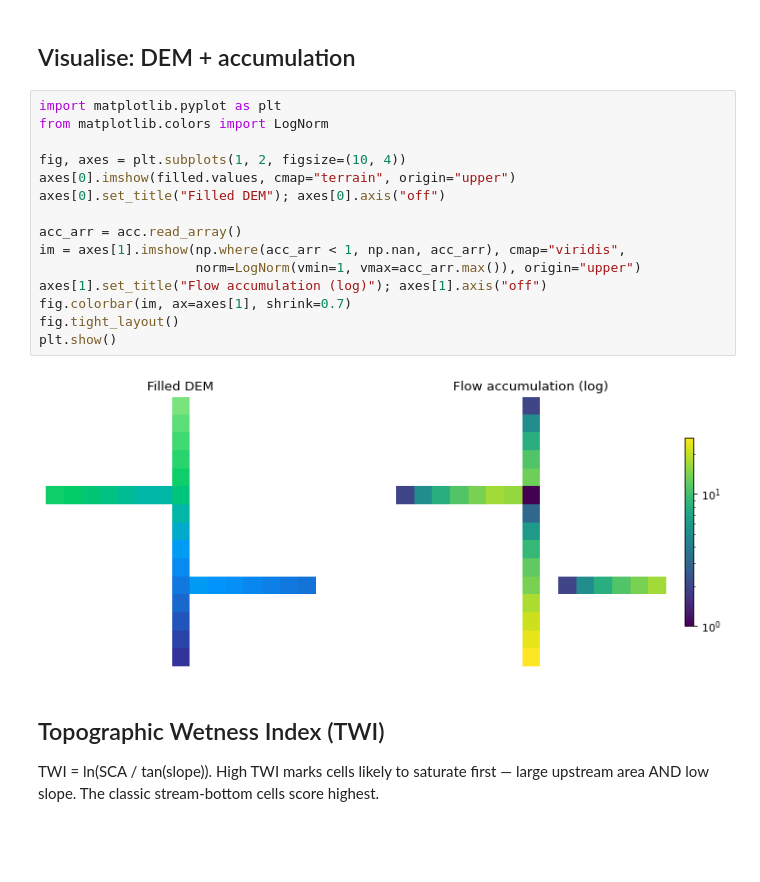
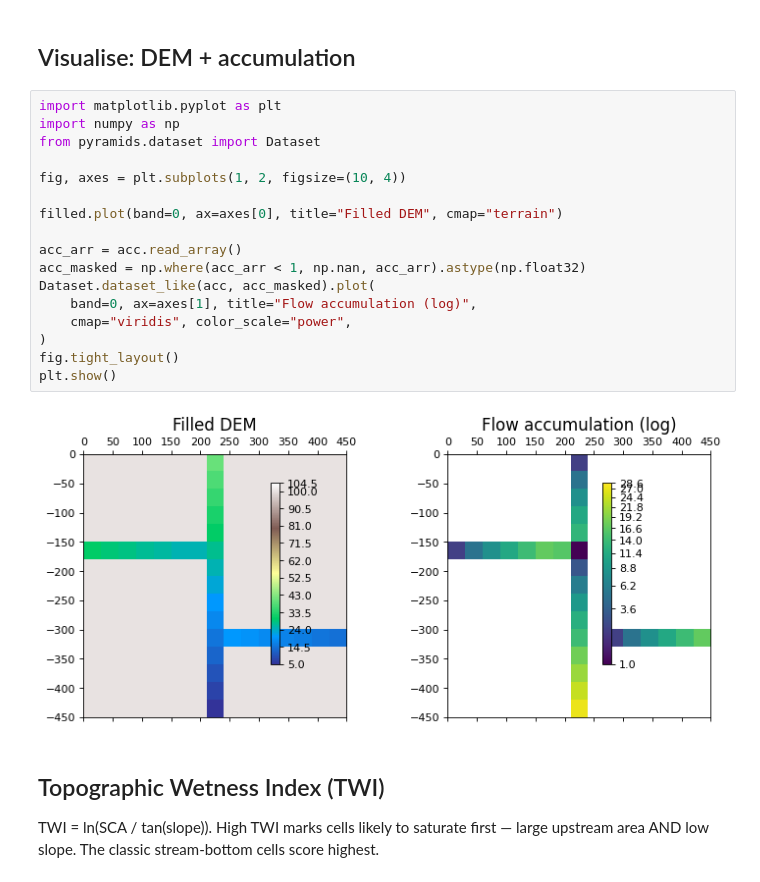
Before and after one commit to serapeum-org/digital-rivers, a Jupyter notebook: develop/examples/04_hydrologic_indices/04_hydrologic_indices.ipynb, the cells around one changed output. Drawn from its saved outputs; the diff is of its cells as text; blank space fills up the shorter version.

```diff
--- a/develop/examples/04_hydrologic_indices/04_hydrologic_indices.ipynb
+++ b/develop/examples/04_hydrologic_indices/04_hydrologic_indices.ipynb
@@ -45,21 +45,23 @@ Accumulation max: 27 cells
 ## Visualise: DEM + accumulation
 # %%
 import matplotlib.pyplot as plt
-from matplotlib.colors import LogNorm
+import numpy as np
+from pyramids.dataset import Dataset
 
 fig, axes = plt.subplots(1, 2, figsize=(10, 4))
-axes[0].imshow(filled.values, cmap="terrain", origin="upper")
-axes[0].set_title("Filled DEM"); axes[0].axis("off")
+
+filled.plot(band=0, ax=axes[0], title="Filled DEM", cmap="terrain")
 
 acc_arr = acc.read_array()
-im = axes[1].imshow(np.where(acc_arr < 1, np.nan, acc_arr), cmap="viridis",
-                    norm=LogNorm(vmin=1, vmax=acc_arr.max()), origin="upper")
-axes[1].set_title("Flow accumulation (log)"); axes[1].axis("off")
-fig.colorbar(im, ax=axes[1], shrink=0.7)
+acc_masked = np.where(acc_arr < 1, np.nan, acc_arr).astype(np.float32)
+Dataset.dataset_like(acc, acc_masked).plot(
+    band=0, ax=axes[1], title="Flow accumulation (log)",
+    cmap="viridis", color_scale="power",
+)
 fig.tight_layout()
 plt.show()
 # %% [output]
-[figure, old version]
+[figure, new version]
 # %% [markdown]
 ## Topographic Wetness Index (TWI)
 
```
Also changed, not shown: parts of 2 cells of this notebook, 43 other files.
